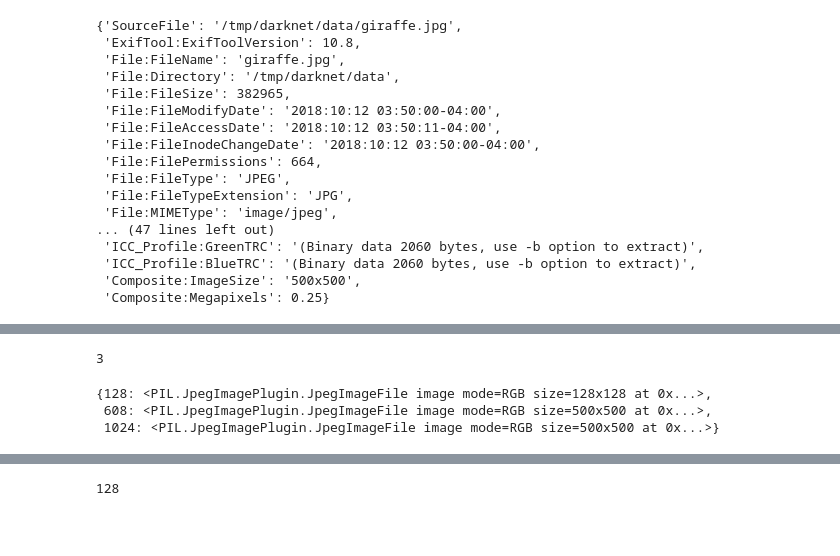
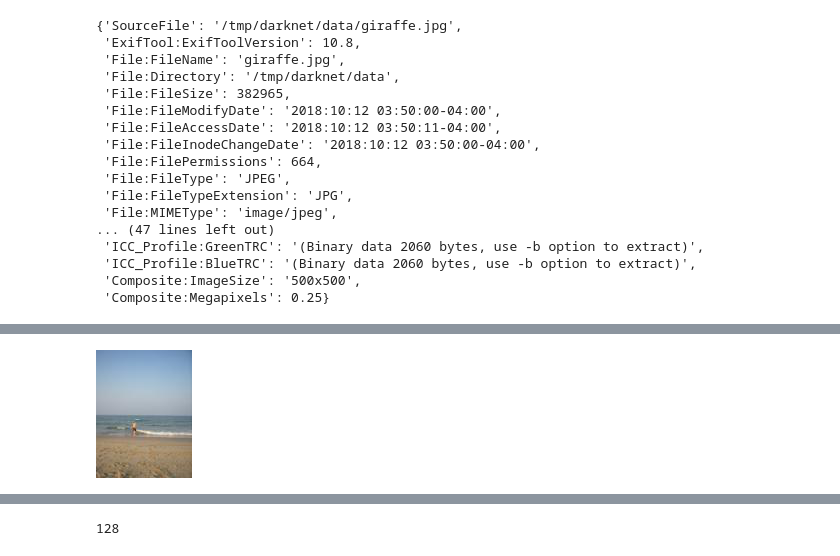
Before and after one commit to dapperfu/python_PhotoIndexer, a Jupyter notebook: DevelopmentNotebooks/RedisCache3.ipynb, the cells around one changed output, grey strips where cells are left out. Cells and saved outputs as stored; diff of their text form; code cells hidden in the pictures; blank space fills up the shorter version.

```diff
--- a/DevelopmentNotebooks/RedisCache3.ipynb
+++ b/DevelopmentNotebooks/RedisCache3.ipynb
@@ -57,0 +58,7 @@ for image in test_images:
+# %%
+db = databases["cache_image_128x128"]
+# %%
+for key in db.keys():
+    break
+# %%
+tn_ = db.get(key)
@@ -92,7 +90,0 @@ b'\xff\xd8\xff\xe0\x00\x10JFIF\x00\x01\x01\x00\x00\x01\x00\x01\x00\x00\xff\xdb\x
-# %%
-thumbnails=dict()
-for size in [128, 608, 1024]:
-    tn_=MediaIndexer.redis_cache._get_thumbnail(
-        file_path=image, databases=databases, size=size
-    )
-    thumbnails[size]=MediaIndexer.utils.pil_thumbnail(tn_)
@@ -115,10 +90,0 @@ size: 1024
-# %%
-len(thumbnails)
-# %% [output]
-3
-# %%
-thumbnails
-# %% [output]
-{128: <PIL.JpegImagePlugin.JpegImageFile image mode=RGB size=128x128 at 0x...>,
- 608: <PIL.JpegImagePlugin.JpegImageFile image mode=RGB size=500x500 at 0x...>,
- 1024: <PIL.JpegImagePlugin.JpegImageFile image mode=RGB size=500x500 at 0x...>}
@@ -126,0 +91,4 @@ import IPython.display
+# %%
+MediaIndexer.utils.pil_thumbnail(tn_)
+# %% [output]
+[figure, added]
```
Also changed, not shown: parts of 12 cells of this notebook, 14 other files.
